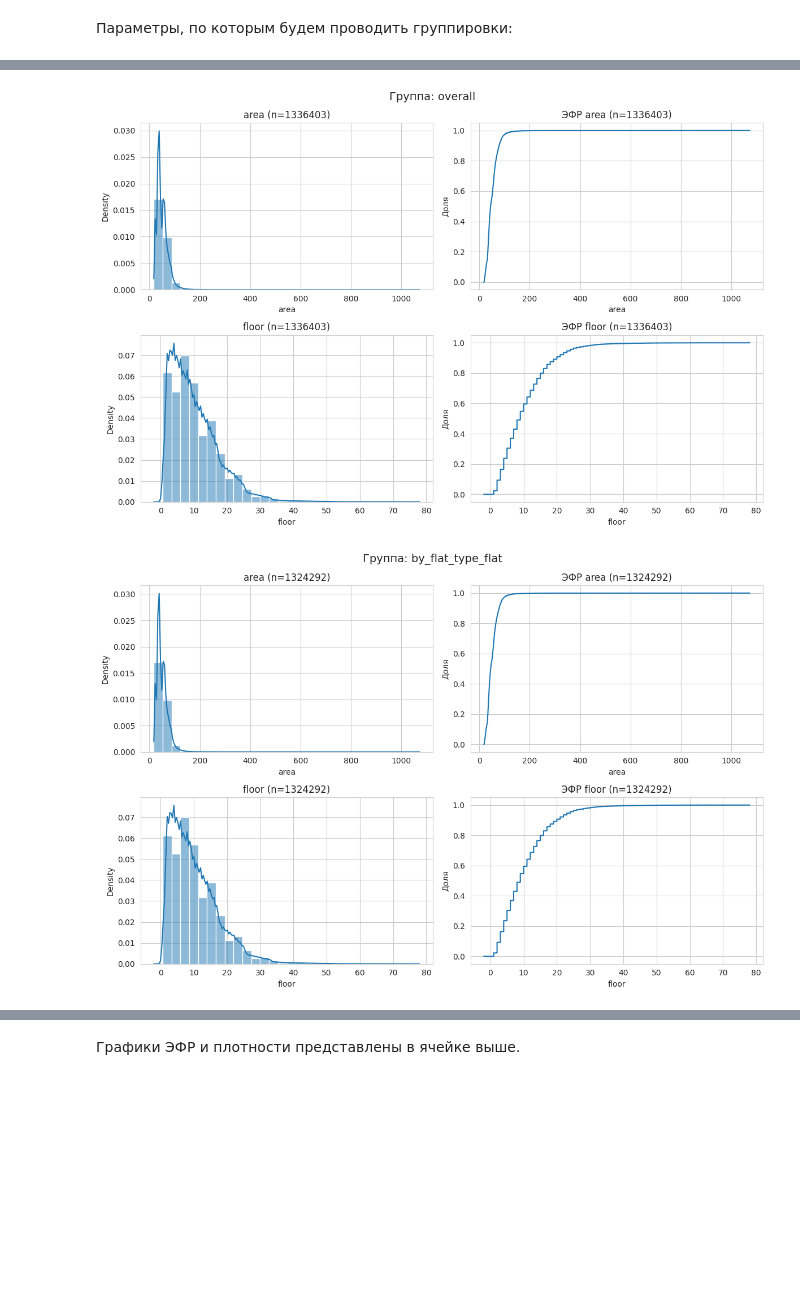
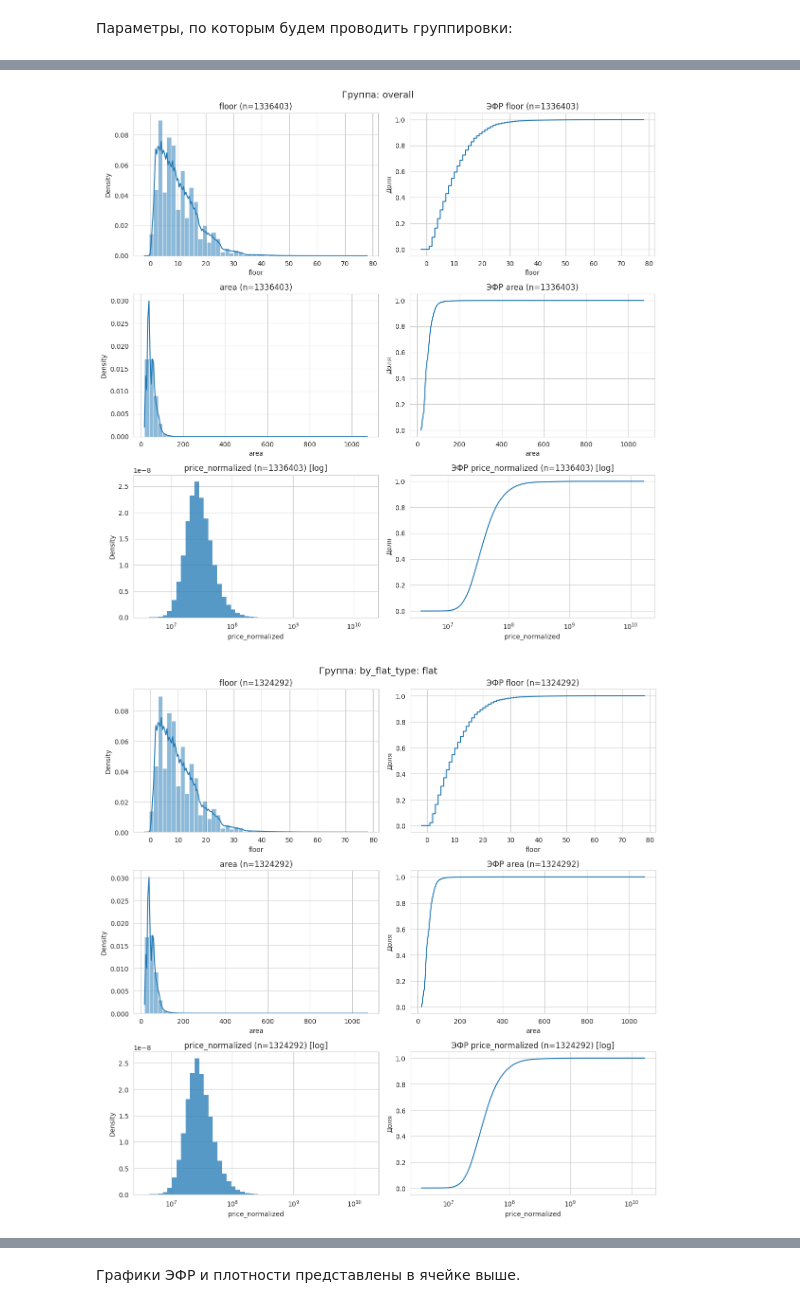
Before and after one commit to gelerum/primary-vs-secondary, a Jupyter notebook: notebooks/08_efr_analysis_v3.ipynb, the cells around one changed output, grey strips where cells are left out. Saved outputs shown, nothing was run; the diff lists cells and outputs as text; code cells hidden in the pictures; blank space fills up the shorter version.

```diff
--- a/notebooks/08_efr_analysis_v3.ipynb
+++ b/notebooks/08_efr_analysis_v3.ipynb
@@ -331,24 +347,45 @@ groupings = {
 # %%
-total_groups = 0
+def plot_group_distribution_by_groupings(
+    df, groupings, min_samples=10, log_columns=None, bins=50
+):
+    """
+    Parameters
+    ----------
+    df : DataFrame - Исходные данные
+    groupings : dict
+    min_samples : int, default=10 - Минимальное количество объектов в группе
+    log_columns : list of str, optional - Колонки, для которых использовать логарифмическую шкалу
+    bins : int, default=30 - Количество бинов гистограммы
+    """
+    efr_columns = ["floor", "area", "price_normalized"]
 
-for group_name, group_col in groupings.items():
-    if group_col is None:
-        plot_group_distribution(df, group_name)
-        total_groups += 1
-    else:
-        if isinstance(group_col, list):
-            grouped = df.groupby(group_col)
-            for keys, sub_df in grouped:
-                keys_str = "_".join(str(k) for k in keys)
-                sub_group_name = f"{group_name}_{keys_str}"
-                plot_group_distribution(sub_df, sub_group_name)
-                total_groups += 1
+    for group_name, group_col in groupings.items():
+        if group_col is None:
+            plot_group_distribution(
+                df,
+                group_name,
+                columns=efr_columns,
+                min_samples=min_samples,
+                log_columns=log_columns,
+                bins=bins,
+            )
         else:
-            grouped = df.groupby(group_col)
-            for key, sub_df in grouped:
-                sub_group_name = f"{group_name}_{key}"
-                plot_group_distribution(sub_df, sub_group_name)
-                total_groups += 1
+            categories = df[group_col].dropna().unique()
+            for cat in categories:
+                subset = df[df[group_col] == cat]
+                plot_group_distribution(
+                    subset,
+                    f"{group_name}: {cat}",
+                    columns=efr_columns,
+                    min_samples=min_samples,
+                    log_columns=log_columns,
+                    bins=bins,
+                )
+
+
+plot_group_distribution_by_groupings(
+    df, groupings, min_samples=10, log_columns=["price_normalized"]
+)
 # %% [output]
-[figure, old version]
+[figure, new version]
-[figure, old version]
+[figure, new version]
```
Also changed, not shown: parts of 7 cells of this notebook, 1 other file.
